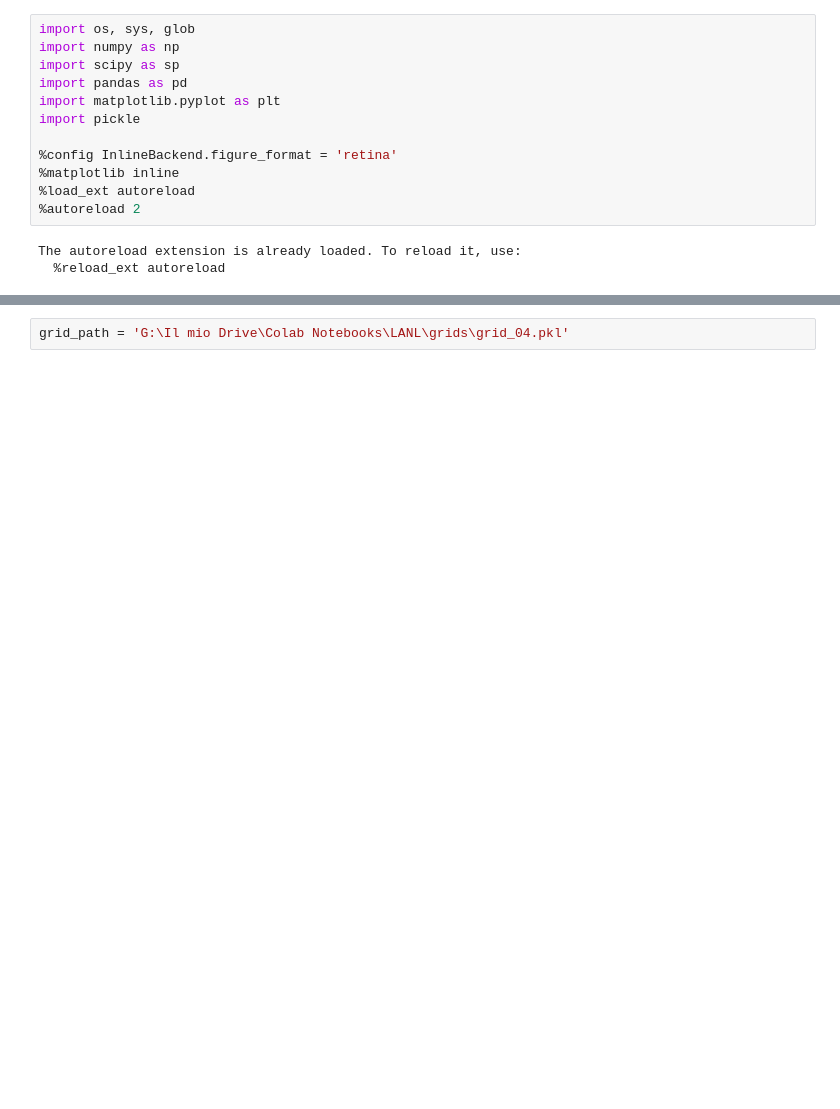
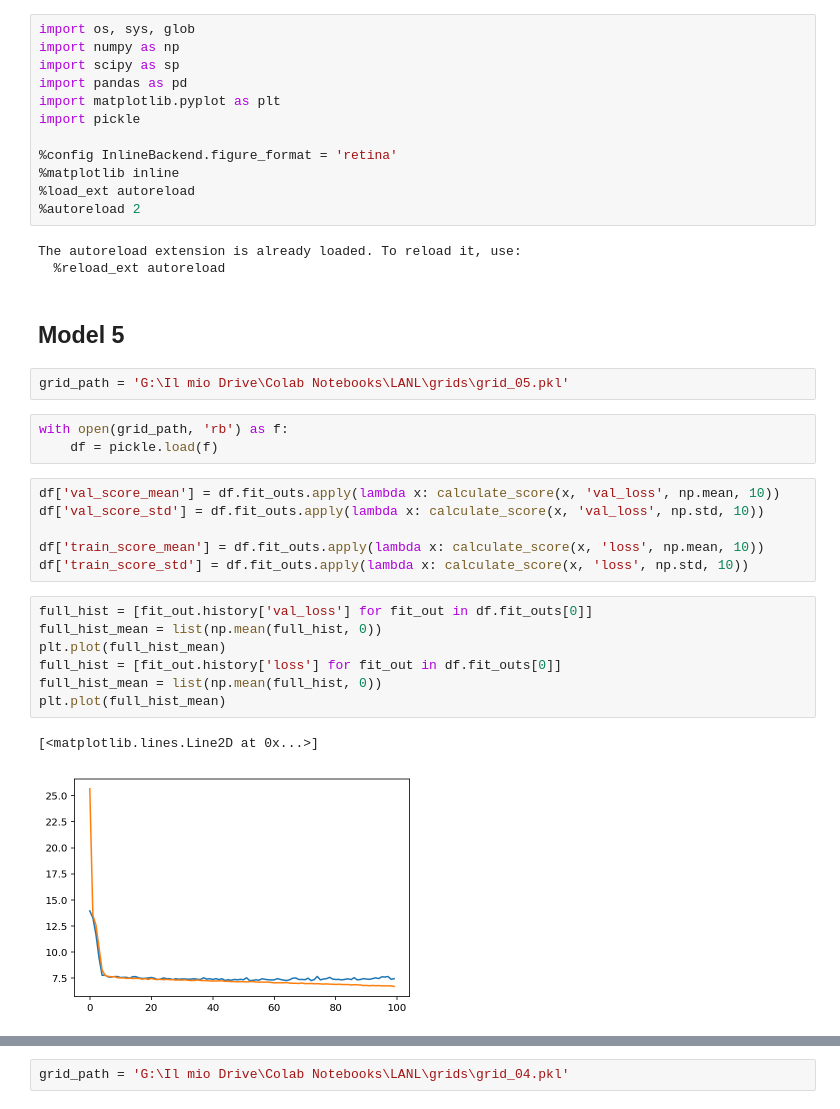
Before and after one commit to AndreaAmico/kaggle, a Jupyter notebook: LANL/notebooks/read_grid.ipynb, the cells around one changed output, grey strips where cells are left out. Saved outputs shown, nothing was run; the diff lists cells and outputs as text; blank space fills up the shorter version.

```diff
--- a/LANL/notebooks/read_grid.ipynb
+++ b/LANL/notebooks/read_grid.ipynb
@@ -13,3 +13,26 @@ import pickle
 # %% [output]
 The autoreload extension is already loaded. To reload it, use:
   %reload_ext autoreload
+# %% [markdown]
+## Model 5
+# %%
+grid_path = 'G:\Il mio Drive\Colab Notebooks\LANL\grids\grid_05.pkl'
+# %%
+with open(grid_path, 'rb') as f:
+    df = pickle.load(f)
+# %%
+df['val_score_mean'] = df.fit_outs.apply(lambda x: calculate_score(x, 'val_loss', np.mean, 10))
+df['val_score_std'] = df.fit_outs.apply(lambda x: calculate_score(x, 'val_loss', np.std, 10))
+
+df['train_score_mean'] = df.fit_outs.apply(lambda x: calculate_score(x, 'loss', np.mean, 10))
+df['train_score_std'] = df.fit_outs.apply(lambda x: calculate_score(x, 'loss', np.std, 10))
+# %%
+full_hist = [fit_out.history['val_loss'] for fit_out in df.fit_outs[0]]
+full_hist_mean = list(np.mean(full_hist, 0))
+plt.plot(full_hist_mean)
+full_hist = [fit_out.history['loss'] for fit_out in df.fit_outs[0]]
+full_hist_mean = list(np.mean(full_hist, 0))
+plt.plot(full_hist_mean)
+# %% [output]
+[<matplotlib.lines.Line2D at 0x...>]
+[figure, added]
```
Also changed, not shown: parts of 14 cells of this notebook, 12 other files.
